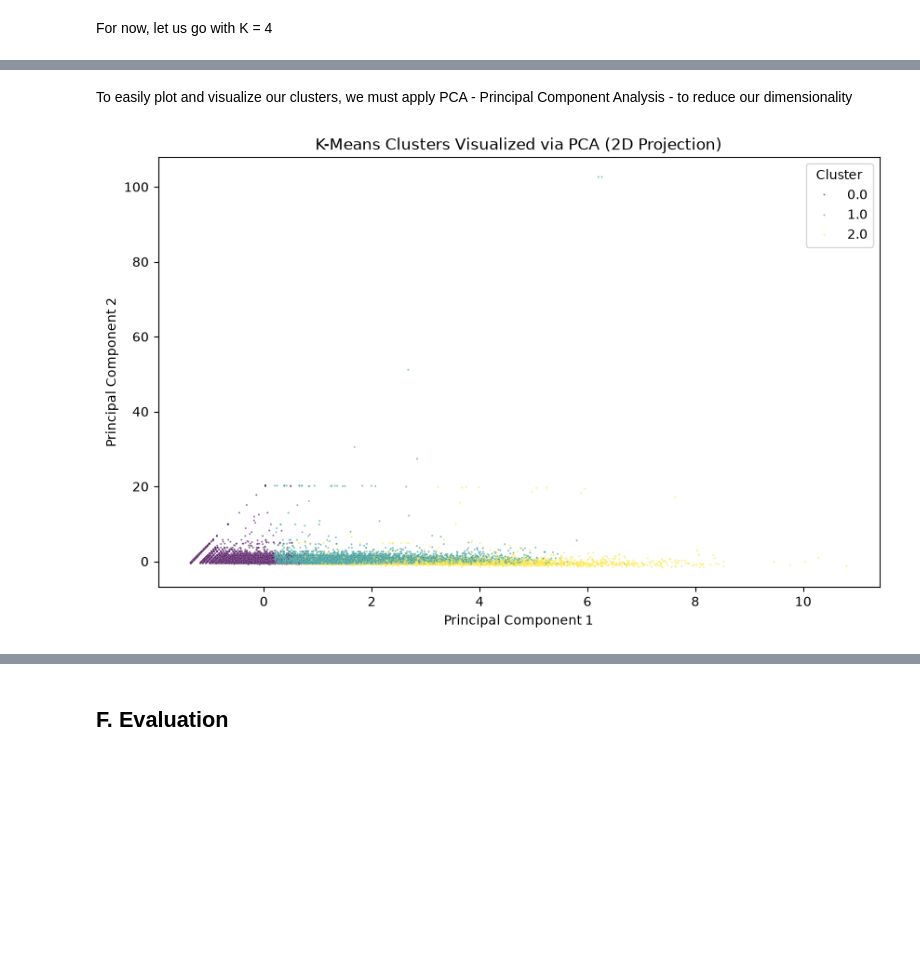
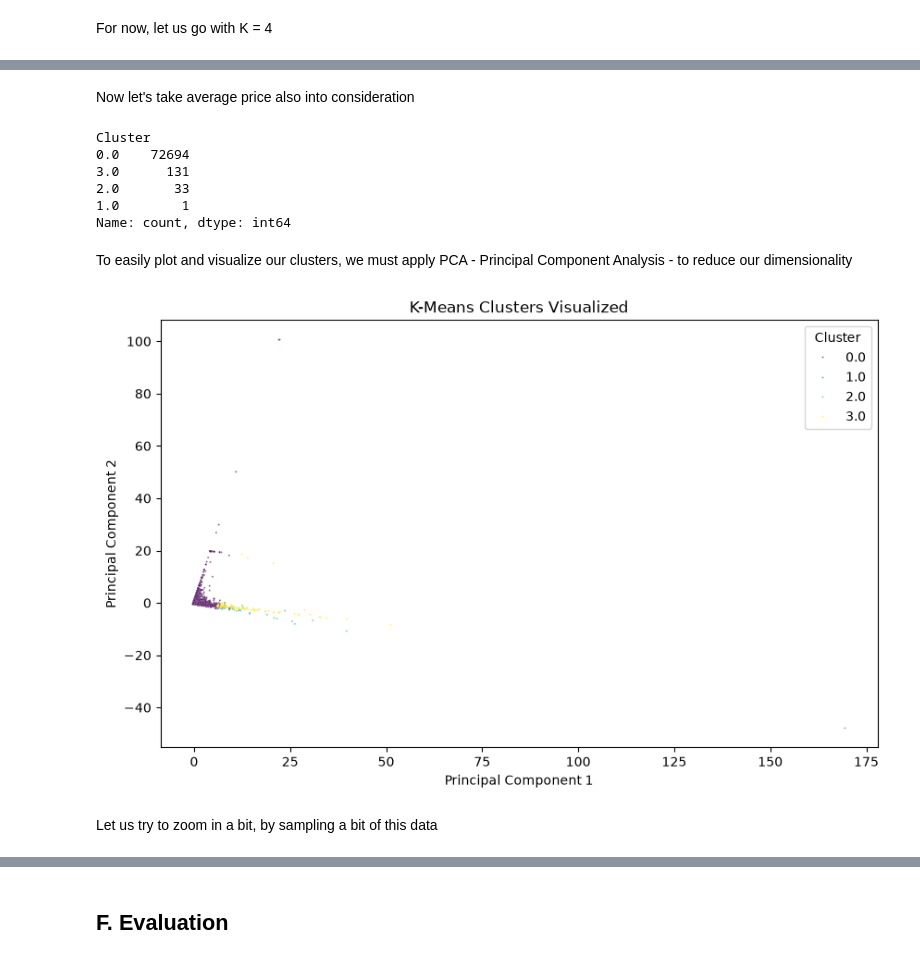
Before and after one commit to mangabe16/steam-developer-career-patterns, a Jupyter notebook: submission.ipynb, the cells around one changed output, grey strips where cells are left out. Saved outputs shown, nothing was run; the diff lists cells and outputs as text; code cells hidden in the pictures; blank space fills up the shorter version.

Commit message:
Fixed scaling, added k-means clustering on 2 dimensional dataframe

```diff
--- a/submission.ipynb
+++ b/submission.ipynb
@@ -432,3 +420,7 @@ for col in ['game_count', 'total_positive', 'total_negative']:
+# %%
+developer_df['Engagement'] = developer_df['total_positive'] + developer_df['total_negative']
+kmeans_df = developer_df[['game_count', 'Engagement']].copy()
+kmeans_df = kmeans_df.dropna() # dropping all missing entries for now, later we will revisit this
 # %% [markdown]
 Scaling our features
 # %%
@@ -488,28 +524,57 @@ Cluster
+# %% [markdown]
+Now let's take average price also into consideration
+# %%
+# new df for k-means, but taking avg_price into consideration
+kmeans_df_price = developer_df[['game_count', 'Engagement', 'avg_price']].copy()
+
+#applying scaling
+kmeans_df_price_scaled = scaler.fit_transform(kmeans_df_price)
+
+# using our k-means algorithm and passing our scaled np array
+clusters_price = kmeans.fit_predict(kmeans_df_price_scaled)
+
+# making a  copy of the developers df, but replacing the cluster labels
+copy_df = developer_df.copy()
+copy_df.loc[kmeans_df_price.index, 'Clusters'] = clusters_price
+
+# turning the scaled np array into a proper dataframe
+price_plot_df = pd.DataFrame(kmeans_df_price_scaled, columns = ['scaled_game_count', 'scaled_engagement','scaled_avg_price'])
+price_plot_df['Cluster'] = copy_df['Cluster'].values
+print(price_plot_df['Cluster'].value_counts())
+# %% [output]
+Cluster
+0.0    72694
+3.0      131
+2.0       33
+1.0        1
+Name: count, dtype: int64
 # %% [markdown]
 To easily plot and visualize our clusters, we must apply PCA - Principal Component Analysis - to reduce our dimensionality
 # %%
 # reducing the scaled features to 2 dimensions
 pca = PCA(n_components=2)
-components = pca.fit_transform(kmeans_df_scaled)
+components = pca.fit_transform(kmeans_df_price_scaled)
 
 # creating a temporary dataframe for plotting
 plot_df = pd.DataFrame(components, columns=['PC1', 'PC2'])
 plot_df['Cluster'] = developer_df.loc[kmeans_df.index, 'Cluster'].values
 
 plt.figure(figsize=(10, 6))
 sns.scatterplot(
     x='PC1', y='PC2',
     hue='Cluster',
     data=plot_df,
     palette='viridis',
     alpha=0.6,
     s=2
 )
 plt.title('K-Means Clusters Visualized')
 plt.xlabel('Principal Component 1')
 plt.ylabel('Principal Component 2')
 plt.legend(title='Cluster')
 plt.show()
 # %% [output]
-[figure, old version]
+[figure, new version]
+# %% [markdown]
+Let us try to zoom in a bit, by sampling a bit of this data
 # %%
```
Also changed, not shown: parts of 19 cells of this notebook.
